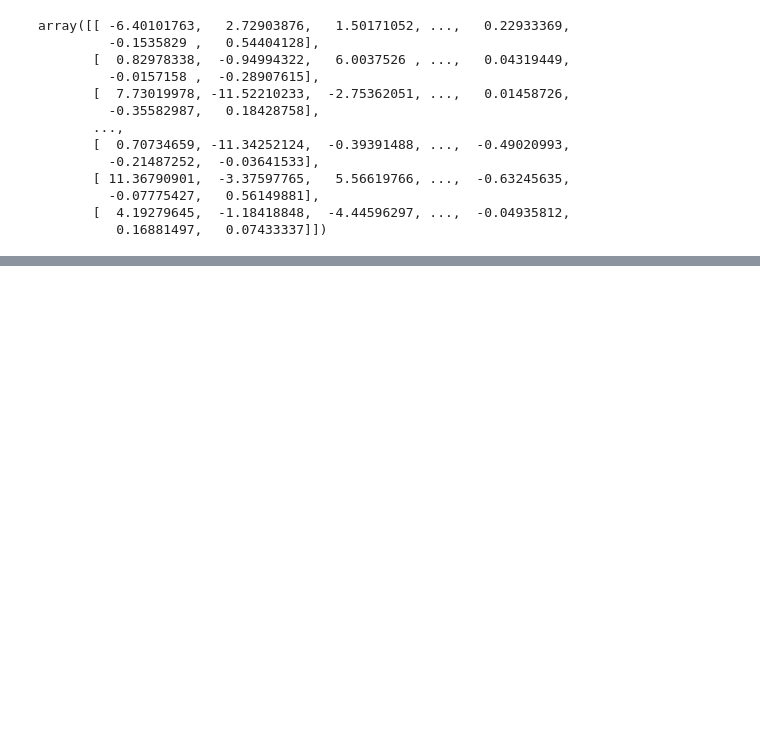
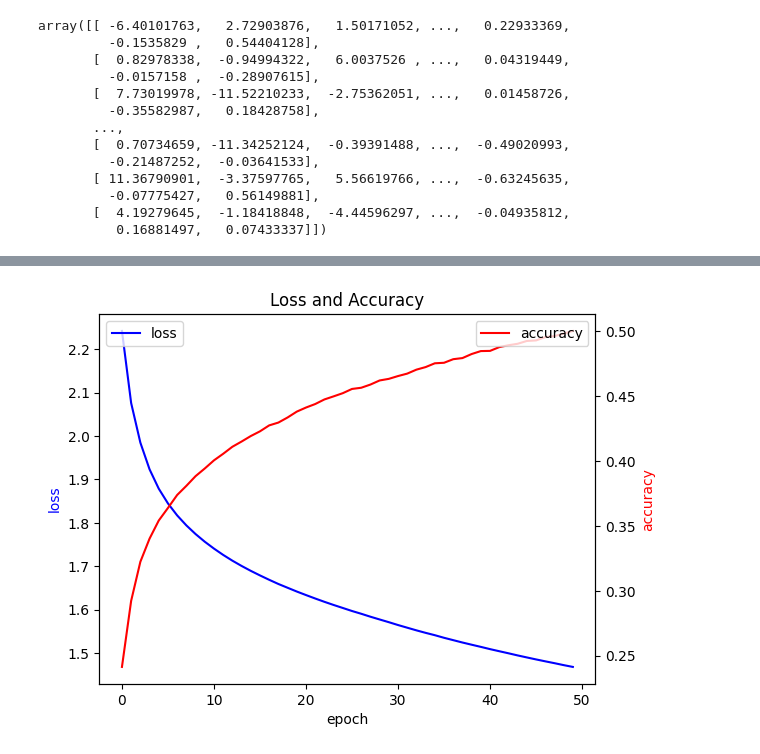
Before and after one commit to LackEfficiency/DeepLearning, a Jupyter notebook: 5329Assign1.ipynb, the cells around one changed output, grey strips where cells are left out. Cells and saved outputs as stored; diff of their text form; code cells hidden in the pictures; blank space fills up the shorter version.

```diff
--- a/5329Assign1.ipynb
+++ b/5329Assign1.ipynb
@@ -117,18 +117,22 @@ class HiddenLayers(object):
 #MLP
 class MLP:
   #last layer is softmax
-  def __init__(self, layers, activation = [None, 'relu', None], momentum = None, miniBatch = None):
+  def __init__(self, layers, activation = [None, 'relu', None], momentum = None, miniBatch = None, weightDecay = 0.0):
     '''
     layers: A list containing the number of units in each layer
     activatoin: the activation function to be used.
     momentum: A float number to determine if use momentum, what's the value of gamma
     MiniBatch: An int number to determine if use miniBatch, what's the size of batch
+    weightDecay: An float number to determine the l2 penalty.
     '''
     #momentum param
     self.momentum = momentum
 
     #MiniBatch param
     self.miniBatch = miniBatch
+
+    #WeightDecay param
+    self.weightDecay = weightDecay
 
     #initialize layers
     self.layers = []
@@ -146,12 +150,13 @@ class MLP:
 
   #define the softmax and loss function
   def softmax(self, z):
-    exp_z = np.exp(z - np.max(z))
-    if len(exp_z.shape) == 1:
+    if len(z.shape) == 1:
       #SGD
+      exp_z = np.exp(z - np.max(z))
       return exp_z / np.sum(exp_z)
     else:
-      #Batch
+      #Batch SGD
+      exp_z = np.exp(z - np.max(z, axis = 1, keepdims = True))
       return exp_z / np.sum(exp_z, axis = 1, keepdims = True)
 
   def cross_entropy_loss(self, y_hat, y):
@@ -163,12 +168,19 @@ class MLP:
     else:
       loss = -np.mean(np.sum(y * np.log(y_hat + epsilon), axis = 1, keepdims = True))
     delta = y_hat - y
+
+    #WeightDecay
+    if self.weightDecay != 0:
+      weight_decay_loss = 0
+      for layer in self.layers:
+        weight_decay_loss += 0.5 * self.weightDecay * np.sum(layer.W ** 2)
+    return loss+weight_decay_loss, delta
+
     return loss, delta
 
   #backward progress
   def backward(self, delta):
     #output layer using softmax and cross-entropy
-    #delta = self.layers[-1].backward(delta, output_layer = True)
     for layer in reversed(self.layers):
       delta = layer.backward(delta)
 
@@ -177,18 +189,16 @@ class MLP:
   def update(self, lr):
     if self.momentum:
       for layer in self.layers:
-        V_w = self.momentum * layer.V_w + lr * layer.grad_W
+        V_w = self.momentum * layer.V_w + lr * (layer.grad_W + self.weightDecay * layer.W) #Weight Decay
         layer.V_w = V_w
         V_b = self.momentum * layer.V_b + lr * layer.grad_b
         layer.V_b = V_b
         layer.W -= V_w
         layer.b -= V_b
-        #print(np.sum(layer.W))
     else:
       for layer in self.layers:
-        layer.W -= lr * layer.grad_W
+        layer.W -= lr * (layer.grad_W + self.weightDecay * layer.W) #Weight Decay
         layer.b -= lr * layer.grad_b
-        #print(np.sum(layer.W))
 
   #define the training function
   def fit(self, X, y, learning_rate = 0.1, epochs = 100):
@@ -200,7 +210,8 @@ class MLP:
     """
     X = np.array(X)
     y = np.array(y)
-    to_return = np.zeros(epochs)
+    to_return_loss = np.zeros(epochs)
+    to_return_accuracy = np.zeros(epochs)
 
     #SGD
     if not self.miniBatch:
@@ -227,7 +238,8 @@ class MLP:
           if y[i, predict[i]] == 1:
             correct += 1
 
-        to_return[k] = np.mean(loss)
+        to_return_loss[k] = np.mean(loss)
+        to_return_accuracy[k] = correct/X.shape[0]
         print("iteration:{0},loss:{1},Accuracy:{2}".format(k, np.mean(loss), correct/X.shape[0]))
 
     #MiniBatch SGD
@@ -258,10 +270,11 @@ class MLP:
           if y[i, predict[i]] == 1:
             correct += 1
 
-        to_return[k] = np.mean(loss)
+        to_return_loss[k] = np.mean(loss)
+        to_return_accuracy[k] = correct/X.shape[0]
         print("iteration:{0},loss:{1},Accuracy:{2}".format(k, np.mean(loss), correct/X.shape[0]))
 
-    return to_return
+    return to_return_loss, to_return_accuracy
 
   def predict(self, x):
     output = self.forward(x)
@@ -305,0 +316,4 @@ KeyboardInterrupt:
+# %%
+#Learning
+nn2 = MLP([128, 256, 128, 10], [None, "relu", "relu", None], momentum = 0.9, miniBatch = 64, weightDecay = 0.0001)
+loss2, accuracy2  = nn2.fit(train, train_real, learning_rate = 0.0001, epochs = 50)
@@ -345,0 +382,4 @@ correct / test_label.shape[0]
+# %%
+print_output(loss2, accuracy2)
+# %% [output]
+[figure, added]
```
Also changed, not shown: parts of 7 cells of this notebook.
